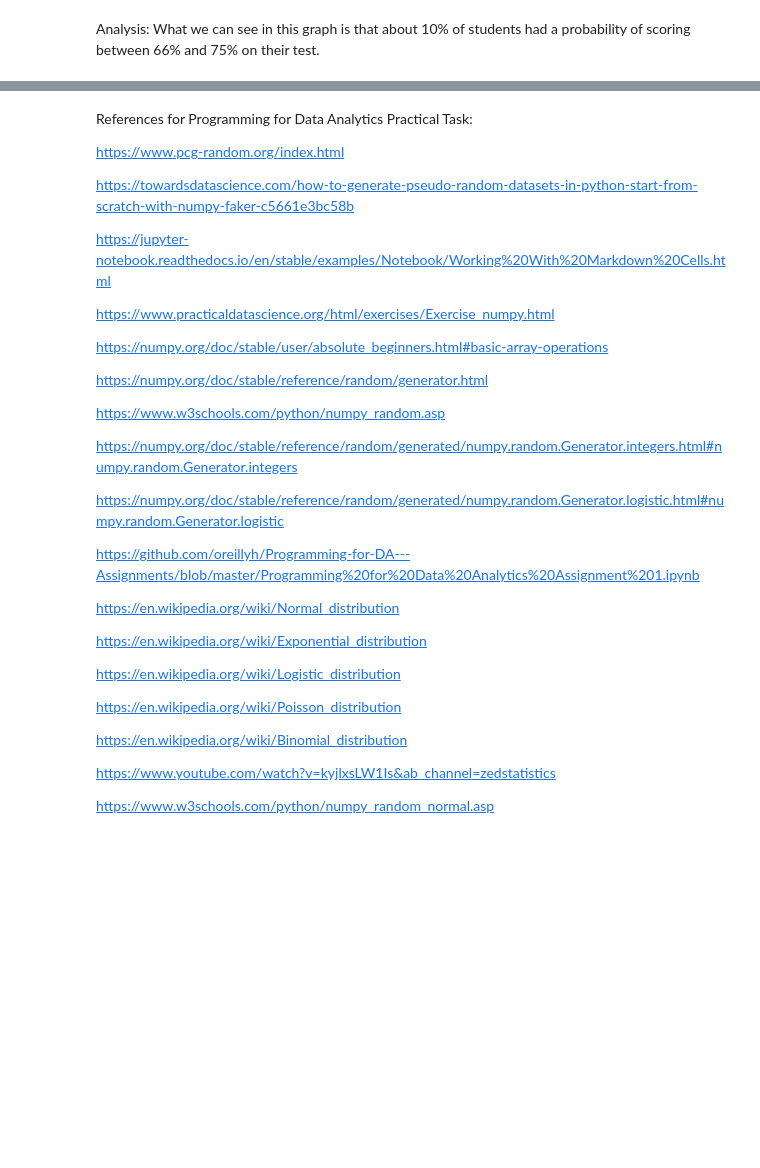
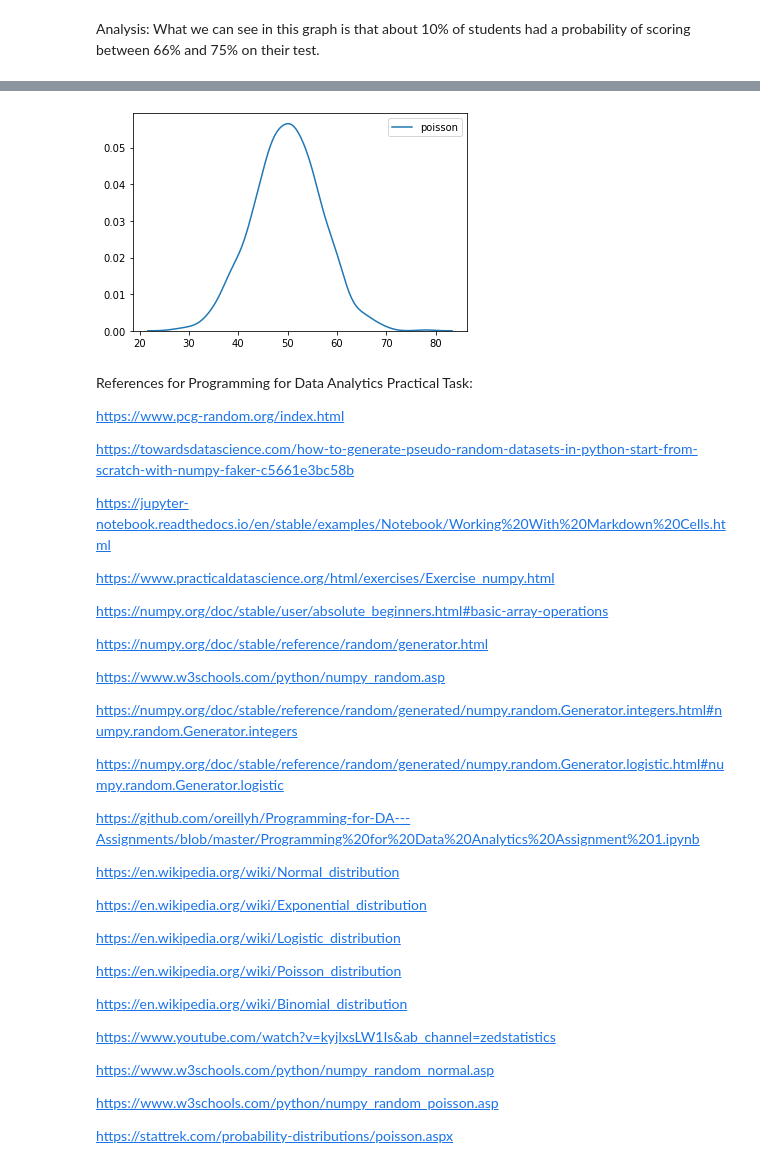
Before and after one commit to KeelyC0d3s/ProgrammingDataAnalysisHW, a Jupyter notebook: numpy.random package.ipynb, the cells around one changed output, grey strips where cells are left out. Drawn from its saved outputs; the diff is of its cells as text; code cells hidden in the pictures; blank space fills up the shorter version.

Commit message:
Poisson distribution start having issues

```diff
--- a/numpy.random package.ipynb
+++ b/numpy.random package.ipynb
@@ -197,3 +246,13 @@ Exponential Distribution:
+# %%
+from numpy import random
+import matplotlib.pyplot as plt
+import seaborn as sns
+
+sns.distplot(random.poisson(lam=50, size=1000), hist=False, label='poisson')
+
+plt.show()
+# %% [output]
+[figure, added]
 # %% [markdown]
 References for Programming for Data Analytics Practical Task:
 
@@ -230,3 +289,7 @@ https://en.wikipedia.org/wiki/Binomial_distribution
 https://www.youtube.com/watch?v=kyjlxsLW1Is&ab_channel=zedstatistics
 
 https://www.w3schools.com/python/numpy_random_normal.asp
+
+https://www.w3schools.com/python/numpy_random_poisson.asp
+
+https://stattrek.com/probability-distributions/poisson.aspx
```
Also changed, not shown: parts of 4 cells of this notebook.
